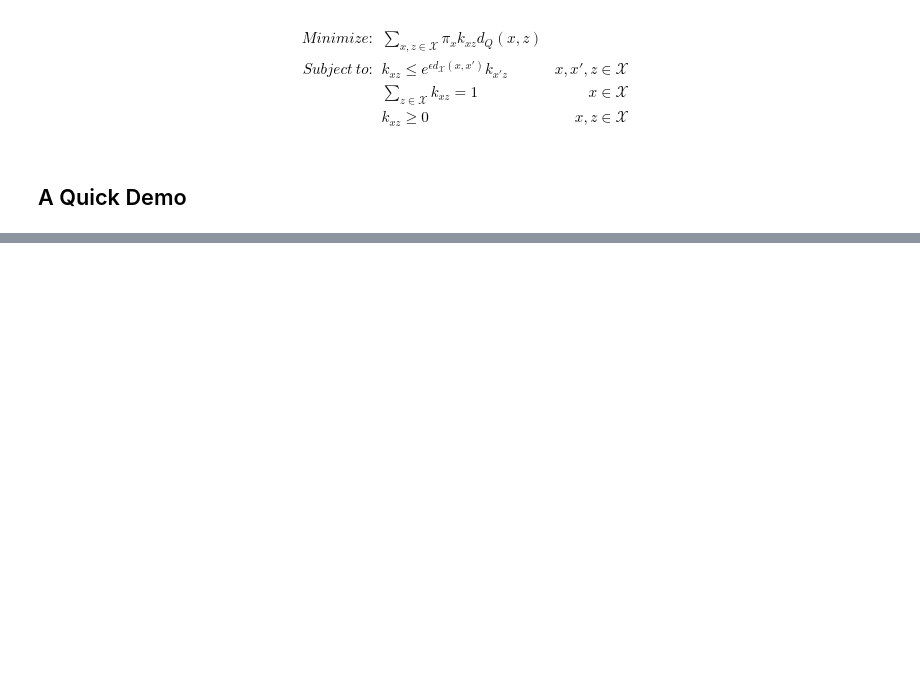
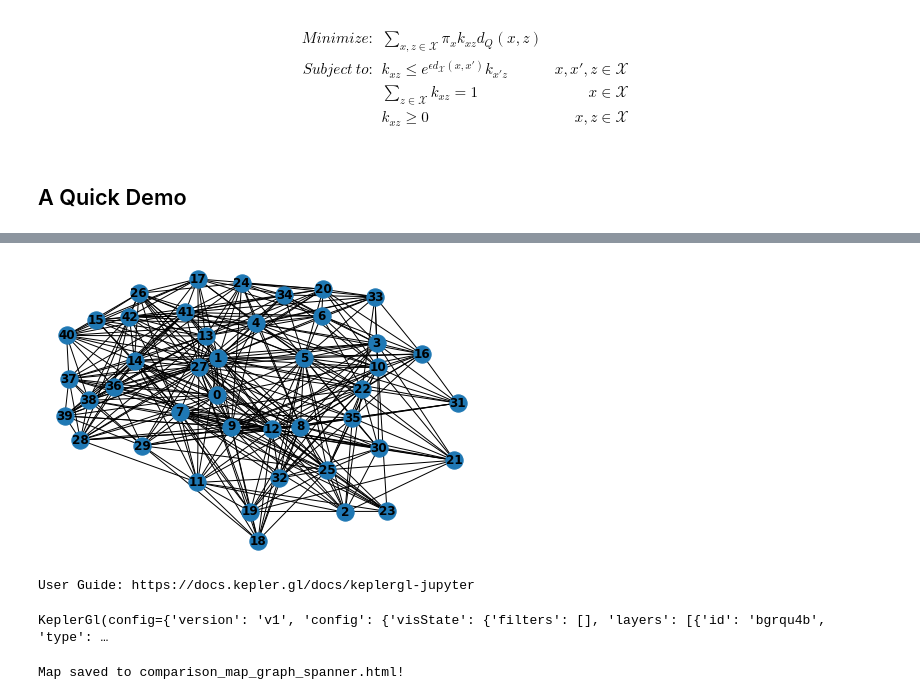
Before and after one commit to quao627/GeoDifferentialPrivacy, a Jupyter notebook: Two Mechanisms.ipynb, the cells around one changed output, grey strips where cells are left out. Saved outputs shown, nothing was run; the diff lists cells and outputs as text; code cells hidden in the pictures; blank space fills up the shorter version.

```diff
--- a/Two Mechanisms.ipynb
+++ b/Two Mechanisms.ipynb
@@ -263,0 +357,11 @@ sns.heatmap(dist_matrix, annot=True)
+# %%
+sample = all_zones
+# %%
+x_list = [(lon, lat) for (lon, lat) in sample['Centroids'].apply(lambda x: (x.xy[0][0], x.xy[1][0]))]
+pi_list = [geometry.area for geometry in sample['geometry']]
+#pi_list = [1 for _ in range(len(x_list))]
+dQ = lambda *args: dist(*args) * 69 # approximately convert distance between (lon, lat) coordinates to miles
+epsilon = 0.5
+delta = 3
+
+G, p_matrix, pre_prob, post_prob = optql_graph_spanner(x_list, pi_list, dQ, epsilon=epsilon, delta=delta)
@@ -263,0 +386,4 @@ sns.heatmap(dist_matrix, annot=True)
+# %%
+nx.draw(G, with_labels=True, font_weight='bold')
+# %% [output]
+[figure, added]
@@ -263,0 +399,29 @@ sns.heatmap(dist_matrix, annot=True)
+# %%
+map1 = KeplerGl()
+
+prob_diff = post_prob - pre_prob
+tmp = sample.copy(deep=True).drop('Centroids', axis=1)
+tmp['prob_diff'] = prob_diff
+tmp['pre_prob'] = pre_prob
+tmp['post_prob'] = post_prob
+
+equalizer = ox.geocode_to_gdf('Beijing, China').iloc[0, 0]
+tmp.append(pd.Series(), ignore_index=True)
+tmp.loc[len(tmp), 'geometry'] = equalizer
+tmp.loc[len(tmp)-1, 'pre_prob'] = max(pre_prob.max(), post_prob.max())
+tmp.loc[len(tmp)-2, 'post_prob'] = max(pre_prob.max(), post_prob.max())
+
+map1.add_data(tmp, name='Differential Privacy on Boston Postal Zones')
+map1.add_data(edges, name='Edges selected by the spanner')
+
+with open('comparison_map_config_1.json', 'r') as f:
+    config = json.load(f)
+map1.config = config
+map1
+# %% [output]
+User Guide: https://docs.kepler.gl/docs/keplergl-jupyter
+KeplerGl(config={'version': 'v1', 'config': {'visState': {'filters': [], 'layers': [{'id': 'bgrqu4b', 'type': …
+# %%
+map1.save_to_html(file_name='comparison_map_graph_spanner.html')
+# %% [output]
+Map saved to comparison_map_graph_spanner.html!
```
Also changed, not shown: parts of 13 cells of this notebook, 4 other files.
